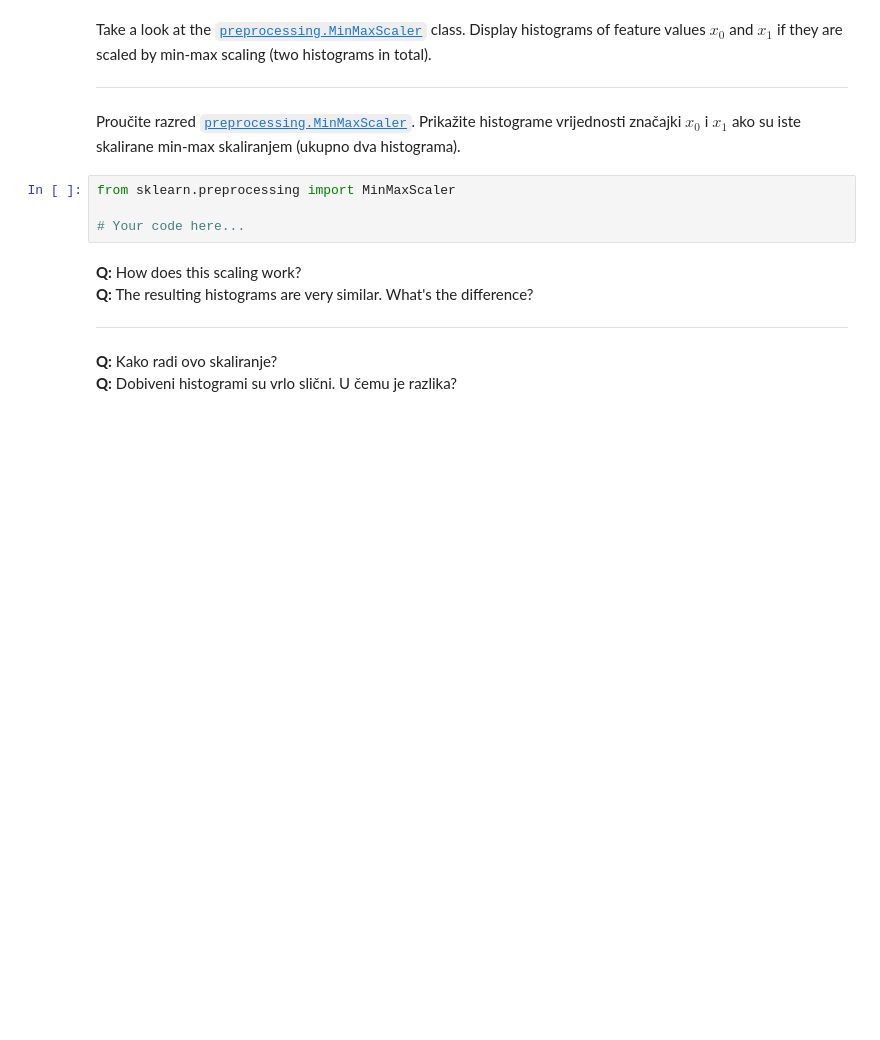
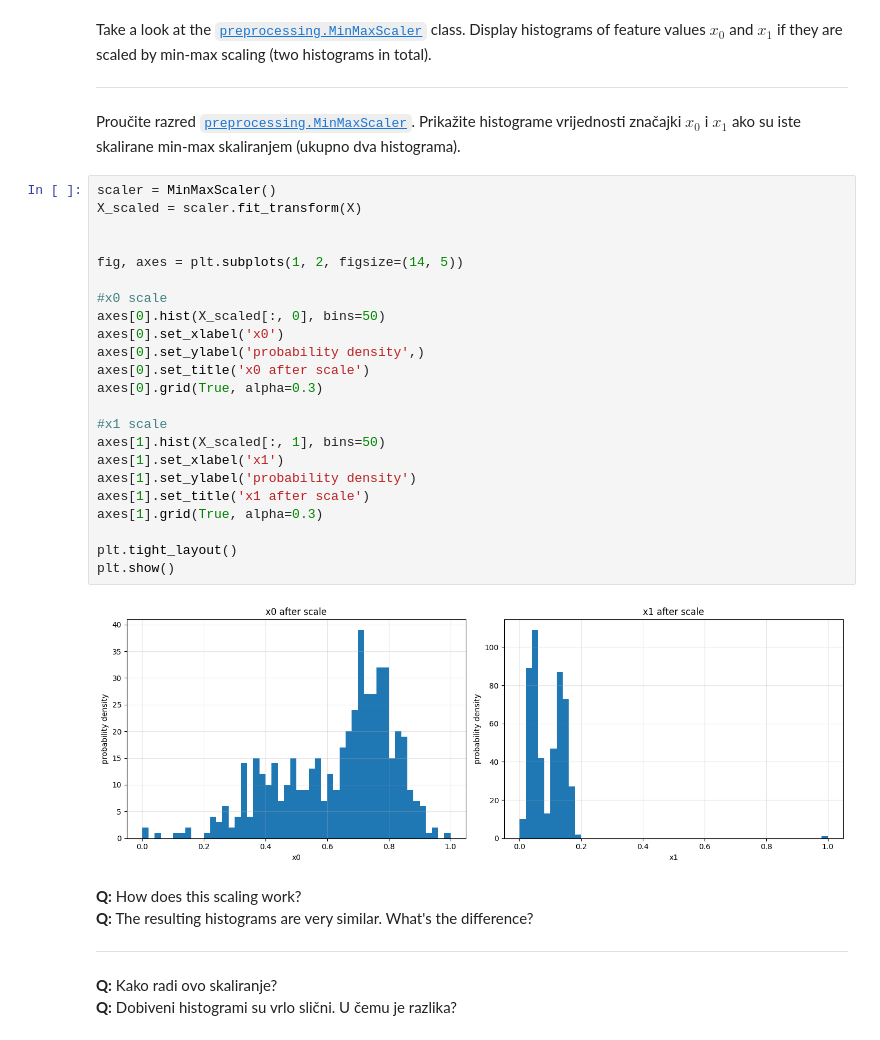
Before and after one commit to Emsamax/ML_croatia, a Jupyter notebook: ML1-2025-LAB3.ipynb, the cells around one changed output. Saved outputs shown, nothing was run; the diff lists cells and outputs as text; blank space fills up the shorter version.

```diff
--- a/ML1-2025-LAB3.ipynb
+++ b/ML1-2025-LAB3.ipynb
@@ -469,10 +492,31 @@ Take a look at the [`preprocessing.MinMaxScaler`](http://scikit-learn.org/stable
 ---
 
 Proučite razred [`preprocessing.MinMaxScaler`](http://scikit-learn.org/stable/modules/generated/sklearn.preprocessing.MinMaxScaler.html). Prikažite histograme vrijednosti značajki $x_0$ i $x_1$ ako su iste skalirane min-max skaliranjem (ukupno dva histograma).
-# %%
-from sklearn.preprocessing import MinMaxScaler
-
-# Your code here...
+# %%
+scaler = MinMaxScaler()
+X_scaled = scaler.fit_transform(X)
+
+
+fig, axes = plt.subplots(1, 2, figsize=(14, 5))
+
+#x0 scale
+axes[0].hist(X_scaled[:, 0], bins=50)
+axes[0].set_xlabel('x0')
+axes[0].set_ylabel('probability density',)
+axes[0].set_title('x0 after scale')
+axes[0].grid(True, alpha=0.3)
+
+#x1 scale
+axes[1].hist(X_scaled[:, 1], bins=50)
+axes[1].set_xlabel('x1')
+axes[1].set_ylabel('probability density')
+axes[1].set_title('x1 after scale')
+axes[1].grid(True, alpha=0.3)
+
+plt.tight_layout()
+plt.show()
+# %% [output]
+[figure, added]
 # %% [markdown]
 **Q:** How does this scaling work? <br>
 **Q:** The resulting histograms are very similar. What's the difference? <br>
```
Also changed, not shown: parts of 13 cells of this notebook.
